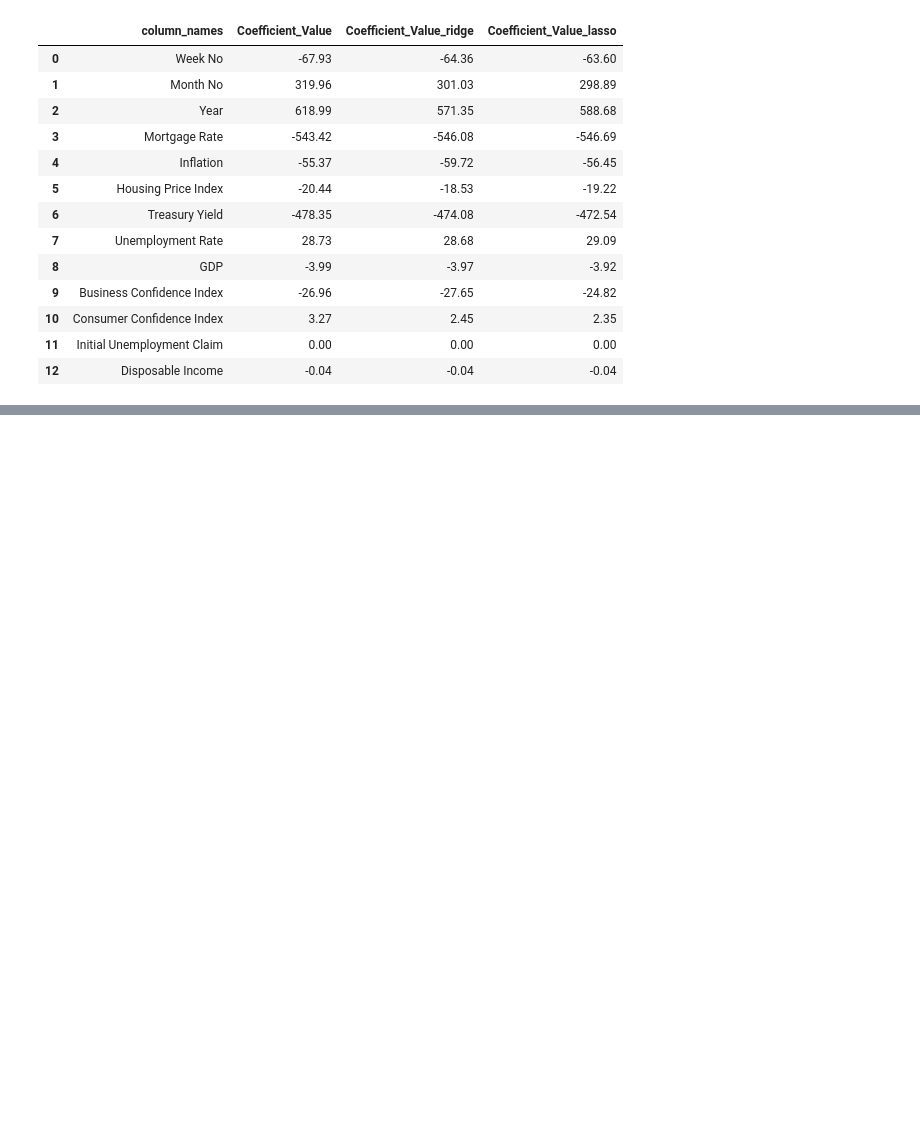
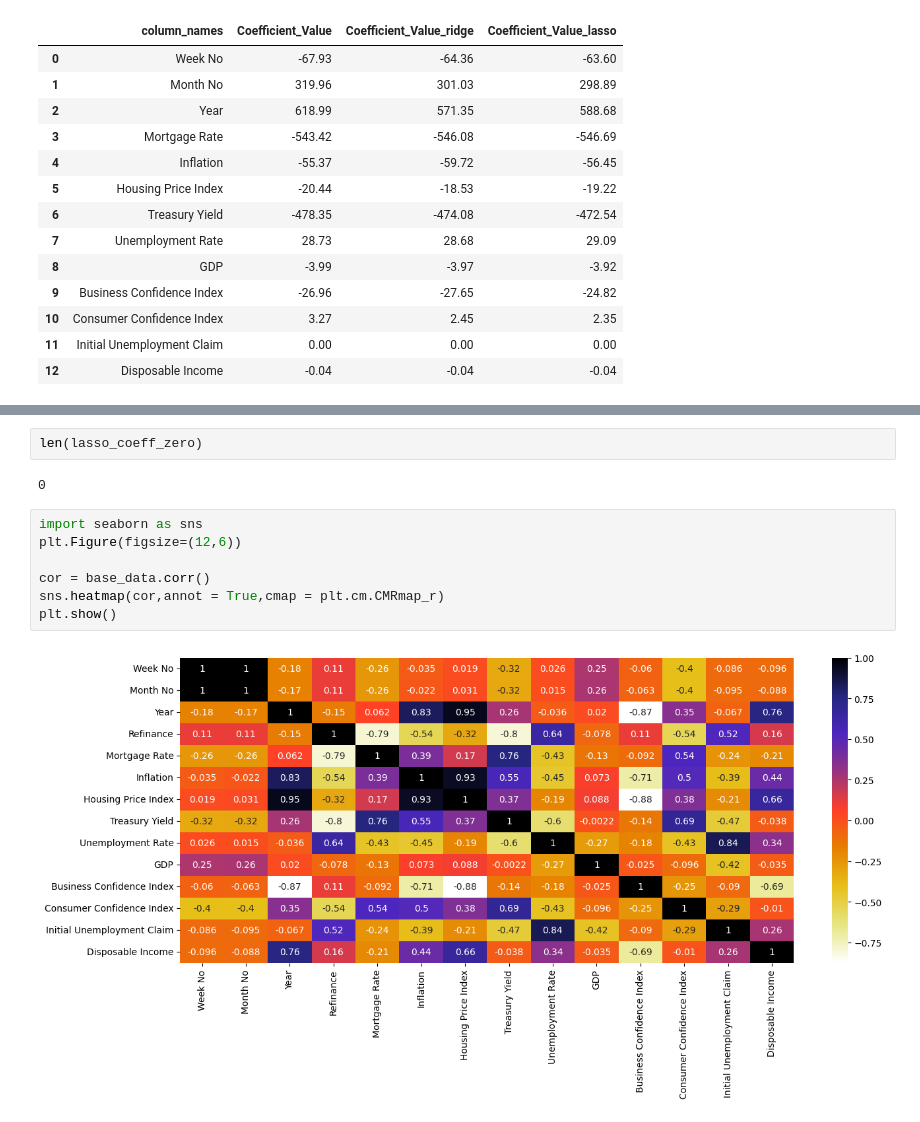
Before and after one commit to karthikeya-1508/ML_prac_files, a Jupyter notebook: Regression_Projects/Refinance_Project/Refinance_muticollinearity_Standardisation_Hyper_parameter_Tuning_LR_L1_L2_RF_XGBoost.ipynb, the cells around one changed output, grey strips where cells are left out. Drawn from its saved outputs; the diff is of its cells as text; blank space fills up the shorter version.

```diff
--- a/Regression_Projects/Refinance_Project/Refinance_muticollinearity_Standardisation_Hyper_parameter_Tuning_LR_L1_L2_RF_XGBoost.ipynb
+++ b/Regression_Projects/Refinance_Project/Refinance_muticollinearity_Standardisation_Hyper_parameter_Tuning_LR_L1_L2_RF_XGBoost.ipynb
@@ -543,0 +562,13 @@ coefficient_df
+# %%
+len(lasso_coeff_zero)
+# %% [output]
+0
+# %%
+import seaborn as sns
+plt.Figure(figsize=(12,6))
+
+cor = base_data.corr()
+sns.heatmap(cor,annot = True,cmap = plt.cm.CMRmap_r)
+plt.show()
+# %% [output]
+[figure, added]
```
Also changed, not shown: parts of 4 cells of this notebook.
